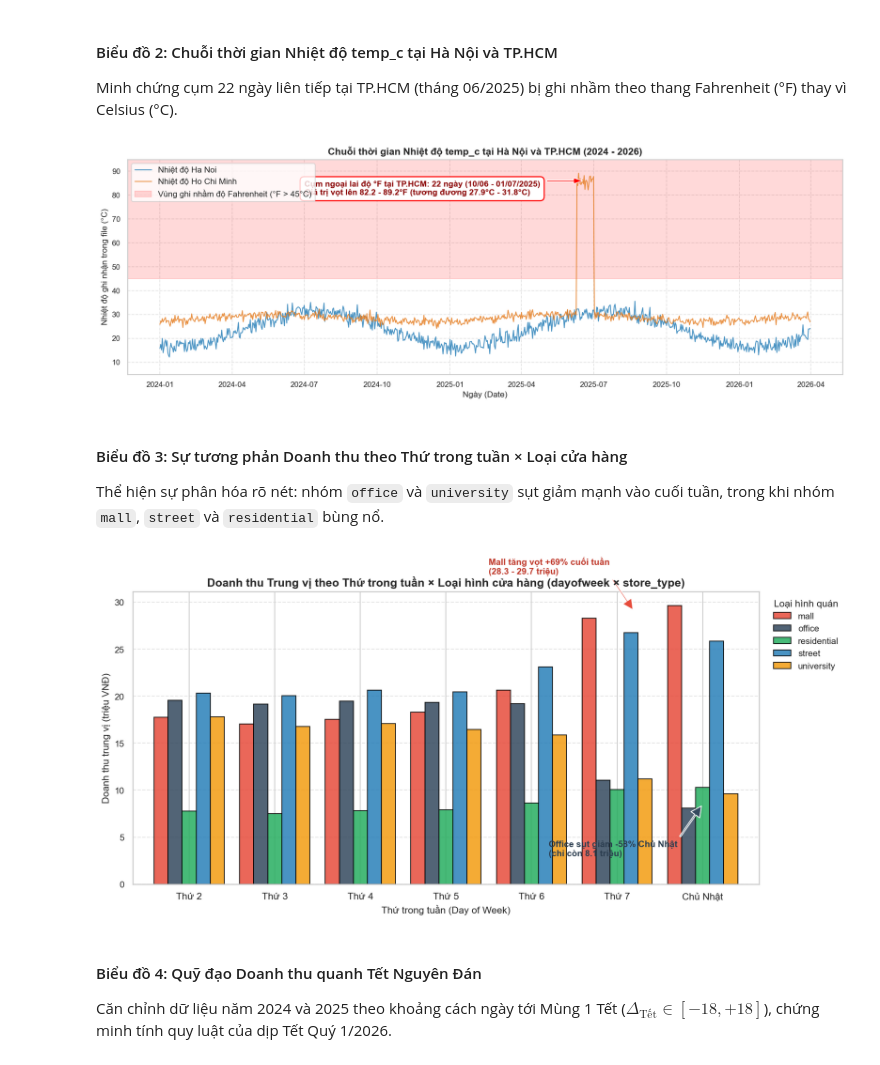
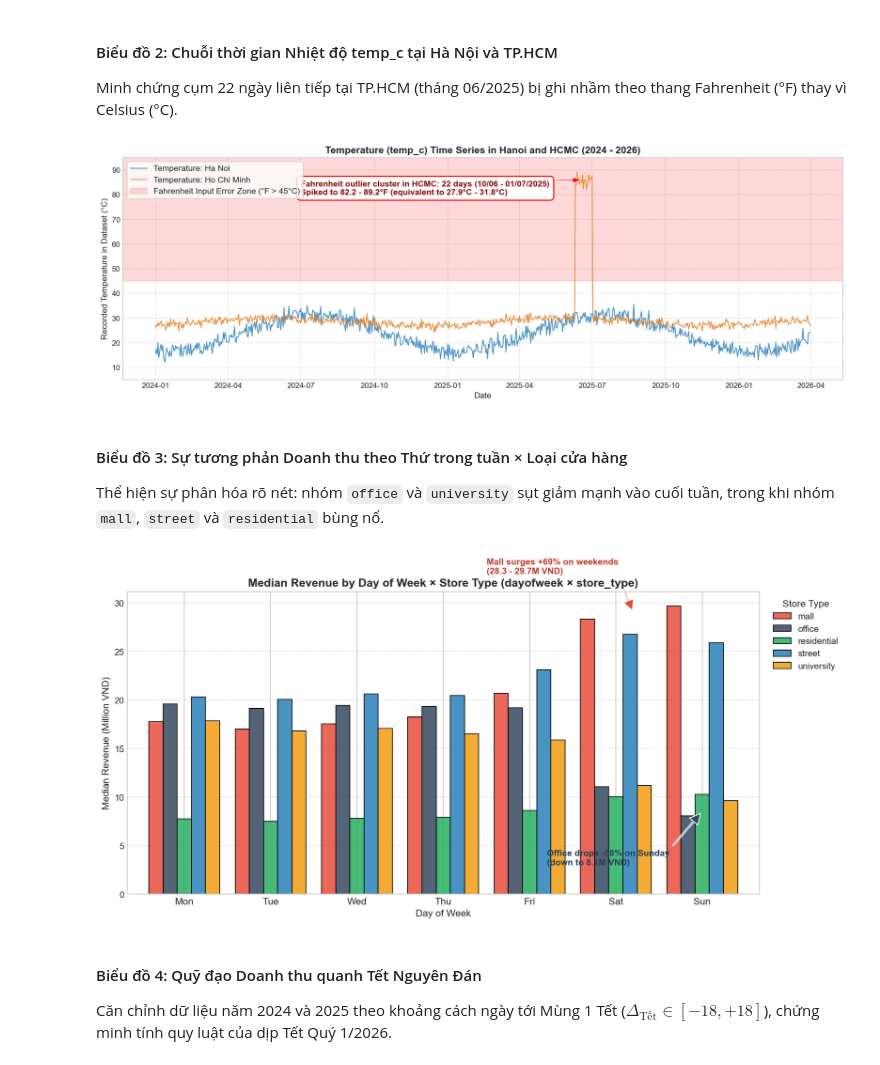
Before and after one commit to baocutewaa/cafe-revenue-regression, a Jupyter notebook: cafe_revenue_regression.ipynb, the cells around one changed output. Cells and saved outputs as stored; diff of their text form; code cells hidden in the pictures.

```diff
--- a/cafe_revenue_regression.ipynb
+++ b/cafe_revenue_regression.ipynb
@@ -697,15 +697,15 @@ fig, ax = plt.subplots(figsize=(14, 5))
 # Vẽ đường nhiệt độ của 2 thành phố
 for city, col in [("Ha Noi", "#2980b9"), ("Ho Chi Minh", "#e67e22")]:
     city_data = weather[weather["city"] == city].sort_values("date")
-    ax.plot(city_data["date"], city_data["temp_c"], label=f"Nhiệt độ {city}", color=col, alpha=0.85, linewidth=1.2)
+    ax.plot(city_data["date"], city_data["temp_c"], label=f"Temperature: {city}", color=col, alpha=0.85, linewidth=1.2)
 
 # Đánh dấu vùng giá trị Fahrenheit (> 45°C)
-ax.axhspan(45, 95, color="red", alpha=0.15, label="Vùng ghi nhầm độ Fahrenheit (°F > 45°C)")
+ax.axhspan(45, 95, color="red", alpha=0.15, label="Fahrenheit Input Error Zone (°F > 45°C)")
 
 # Thêm mũi tên chú thích
 f_sample = weather[weather["temp_c"] > 45]
 ax.annotate(
-    f"Cụm ngoại lai độ °F tại TP.HCM: {len(f_sample)} ngày (10/06 - 01/07/2025)\nGiá trị vọt lên {f_sample['temp_c'].min():.1f} - {f_sample['temp_c'].max():.1f}°F (tương đương 27.9°C - 31.8°C)",
+    f"Fahrenheit outlier cluster in HCMC: {len(f_sample)} days (10/06 - 01/07/2025)\nSpiked to {f_sample['temp_c'].min():.1f} - {f_sample['temp_c'].max():.1f}°F (equivalent to 27.9°C - 31.8°C)",
     xy=(pd.Timestamp("2025-06-20"), 86),
     xytext=(pd.Timestamp("2024-07-01"), 80),
     arrowprops=dict(facecolor="red", shrink=0.05, width=1.8, headwidth=8),
@@ -713,9 +713,9 @@ ax.annotate(
     bbox=dict(boxstyle="round,pad=0.5", fc="white", ec="red", lw=1.5)
 )
 
-ax.set_title("Chuỗi thời gian Nhiệt độ temp_c tại Hà Nội và TP.HCM (2024 - 2026)", fontsize=13, fontweight="bold")
-ax.set_xlabel("Ngày (Date)", fontsize=11)
-ax.set_ylabel("Nhiệt độ ghi nhận trong file (°C)", fontsize=11)
+ax.set_title("Temperature (temp_c) Time Series in Hanoi and HCMC (2024 - 2026)", fontsize=13, fontweight="bold")
+ax.set_xlabel("Date", fontsize=11)
+ax.set_ylabel("Recorded Temperature in Dataset (°C)", fontsize=11)
 ax.set_ylim(5, 95)
 ax.legend(loc="upper left", frameon=True)
 ax.grid(True, linestyle="--", alpha=0.5)
@@ -724,43 +724,43 @@ plt.tight_layout()
 fig.savefig("plots/eda_2_weather_temperature_fahrenheit.png", dpi=150)
 plt.show()
 # %% [output]
-[figure, old version]
+[figure, new version]
 # %% [markdown]
 #### Biểu đồ 3: Sự tương phản Doanh thu theo Thứ trong tuần × Loại cửa hàng
 Thể hiện sự phân hóa rõ nét: nhóm `office` và `university` sụt giảm mạnh vào cuối tuần, trong khi nhóm `mall`, `street` và `residential` bùng nổ.
 # %%
 # 2.4.3. Biểu đồ 3: Grouped Bar Chart doanh thu theo dayofweek × store_type
 temp_merged = train_merged.drop_duplicates().copy()
 temp_merged.loc[temp_merged["revenue"] > 1000, "revenue"] /= 1000.0
 temp_merged["store_type_clean"] = temp_merged["store_type"].str.strip().str.lower()
 temp_merged["dow"] = temp_merged["date"].dt.dayofweek
 
 # Tính ma trận trung vị doanh thu
 dow_matrix = temp_merged.groupby(["store_type_clean", "dow"])["revenue"].median().unstack()
-dow_matrix.columns = ["Thứ 2", "Thứ 3", "Thứ 4", "Thứ 5", "Thứ 6", "Thứ 7", "Chủ Nhật"]
+dow_matrix.columns = ["Mon", "Tue", "Wed", "Thu", "Fri", "Sat", "Sun"]
 
 fig, ax = plt.subplots(figsize=(12, 6))
 colors = ["#e74c3c", "#34495e", "#27ae60", "#2980b9", "#f39c12"]
 dow_matrix.T.plot(kind="bar", ax=ax, width=0.82, color=colors, edgecolor="black", alpha=0.85)
 
-ax.set_title("Doanh thu Trung vị theo Thứ trong tuần × Loại hình cửa hàng (dayofweek × store_type)", fontsize=13, fontweight="bold")
-ax.set_xlabel("Thứ trong tuần (Day of Week)", fontsize=11)
-ax.set_ylabel("Doanh thu trung vị (triệu VNĐ)", fontsize=11)
+ax.set_title("Median Revenue by Day of Week × Store Type (dayofweek × store_type)", fontsize=13, fontweight="bold")
+ax.set_xlabel("Day of Week", fontsize=11)
+ax.set_ylabel("Median Revenue (Million VND)", fontsize=11)
 ax.set_xticklabels(ax.get_xticklabels(), rotation=0, fontsize=11)
-ax.legend(title="Loại hình quán", title_fontsize="11", fontsize=10, loc="upper left", bbox_to_anchor=(1.01, 1.0))
+ax.legend(title="Store Type", title_fontsize="11", fontsize=10, loc="upper left", bbox_to_anchor=(1.01, 1.0))
 ax.grid(True, linestyle="--", alpha=0.5, axis="y")
 
 # Chú thích sự tương phản
-ax.annotate("Mall tăng vọt +69% cuối tuần\n(28.3 - 29.7 triệu)", xy=(5.2, 29), xytext=(3.5, 33),
+ax.annotate("Mall surges +69% on weekends\n(28.3 - 29.7M VND)", xy=(5.2, 29), xytext=(3.5, 33),
             arrowprops=dict(facecolor="#e74c3c", shrink=0.05, width=1.5), fontsize=10, fontweight="bold", color="#c0392b")
-ax.annotate("Office sụt giảm -58% Chủ Nhật\n(chỉ còn 8.1 triệu)", xy=(6.0, 8.5), xytext=(4.2, 3),
+ax.annotate("Office drops -58% on Sunday\n(down to 8.1M VND)", xy=(6.0, 8.5), xytext=(4.2, 3),
             arrowprops=dict(facecolor="#34495e", shrink=0.05, width=1.5), fontsize=10, fontweight="bold", color="#2c3e50")
 
 plt.tight_layout()
 fig.savefig("plots/eda_3_dow_store_type_interaction.png", dpi=150)
 plt.show()
 # %% [output]
-[figure, old version]
+[figure, new version]
 # %% [markdown]
 #### Biểu đồ 4: Quỹ đạo Doanh thu quanh Tết Nguyên Đán
 Căn chỉnh dữ liệu năm 2024 và 2025 theo khoảng cách ngày tới Mùng 1 Tết ($\Delta_{\text{Tết}} \in [-18, +18]$), chứng minh tính quy luật của dịp Tết Quý 1/2026.
```
Also changed, not shown: parts of 9 cells of this notebook, 30 other files.
